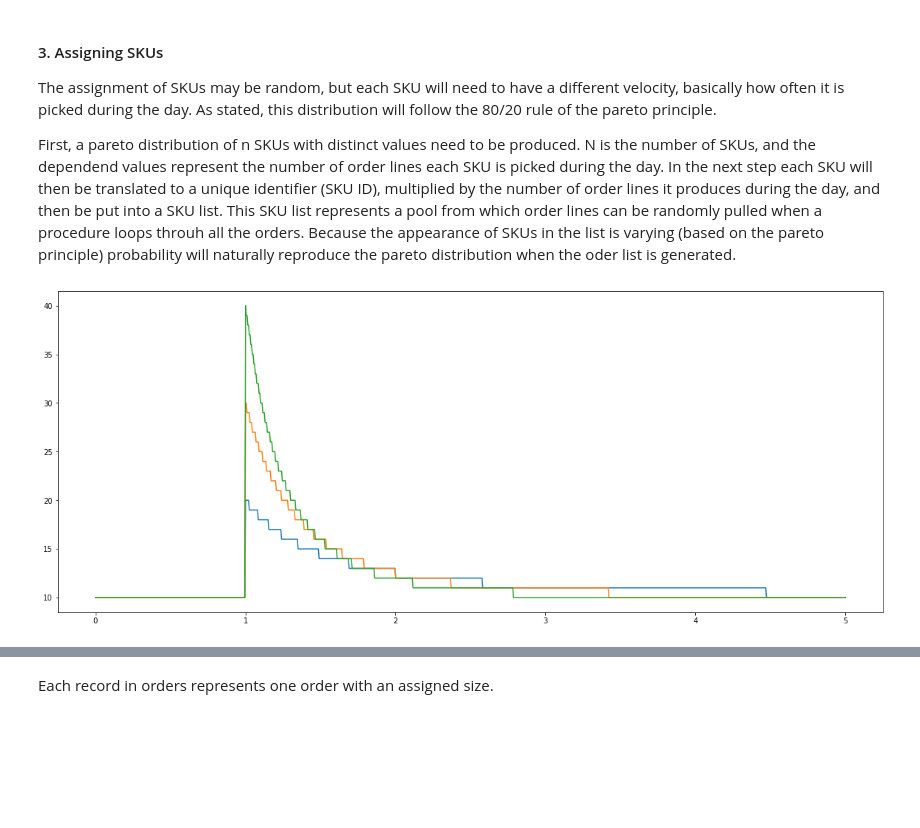
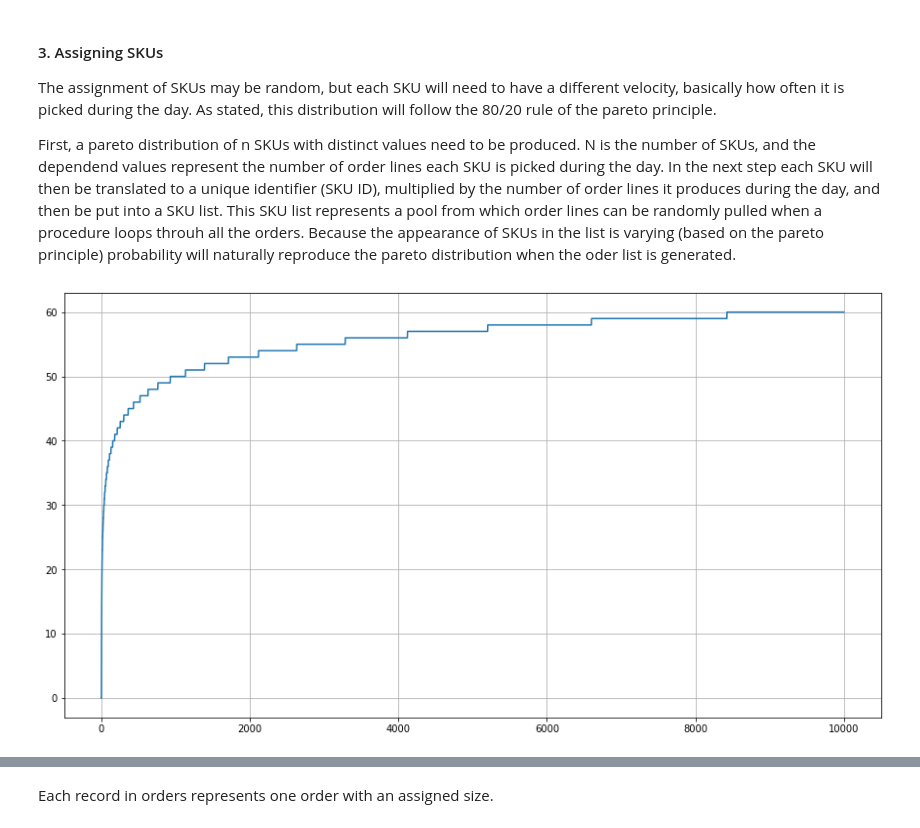
Before and after one commit to LarsTinnefeld/random-operations-generator, a Jupyter notebook: random_generators.ipynb, the cells around one changed output, grey strips where cells are left out. Saved outputs shown, nothing was run; the diff lists cells and outputs as text; code cells hidden in the pictures; blank space fills up the shorter version.

```diff
--- a/random_generators.ipynb
+++ b/random_generators.ipynb
@@ -333,15 +331,16 @@ The assignment of SKUs may be random, but each SKU will need to have a different
 
 First, a pareto distribution of n SKUs with distinct values need to be produced. N is the number of SKUs, and the dependend values represent the number of order lines each SKU is picked during the day.
 In the next step each SKU will then be translated to a unique identifier (SKU ID), multiplied by the number of order lines it produces during the day, and then be put into a SKU list. This SKU list represents a pool from which order lines can be randomly pulled when a procedure loops throuh all the orders. Because the appearance of SKUs in the list is varying (based on the pareto principle) probability will naturally reproduce the pareto distribution when the oder list is generated.
-# %%
-# Using Scipy's pareto algorithm to create the SKU distribution
-# For testing, we will generate three different samples with 5 SKUs and order line ranges of 10-40, 10-30 and 10-20.
-xm = 1
-alphas = [1, 2, 3]
-x = np.linspace(0, 5, 1000)
-
-output = np.array([((pareto.pdf(x, scale = xm, b = a) + 1) * 10).round() for a in alphas])
-plt.plot(x, output.T)
-plt.show()
-# %% [output]
-[figure, removed]
+# %%
+num_skus = 10000
+
+x = np.arange(1, num_skus)
+
+pareto_cdf = (pareto.cdf(x, b=0.1, loc=1, scale=1) * 100).round()
+
+plt.figure(figsize=(15, 8))
+plt.plot(x, pareto_cdf)
+plt.grid()
+plt.show()
+# %% [output]
+[figure, added]
```
Also changed, not shown: parts of 13 cells of this notebook.
